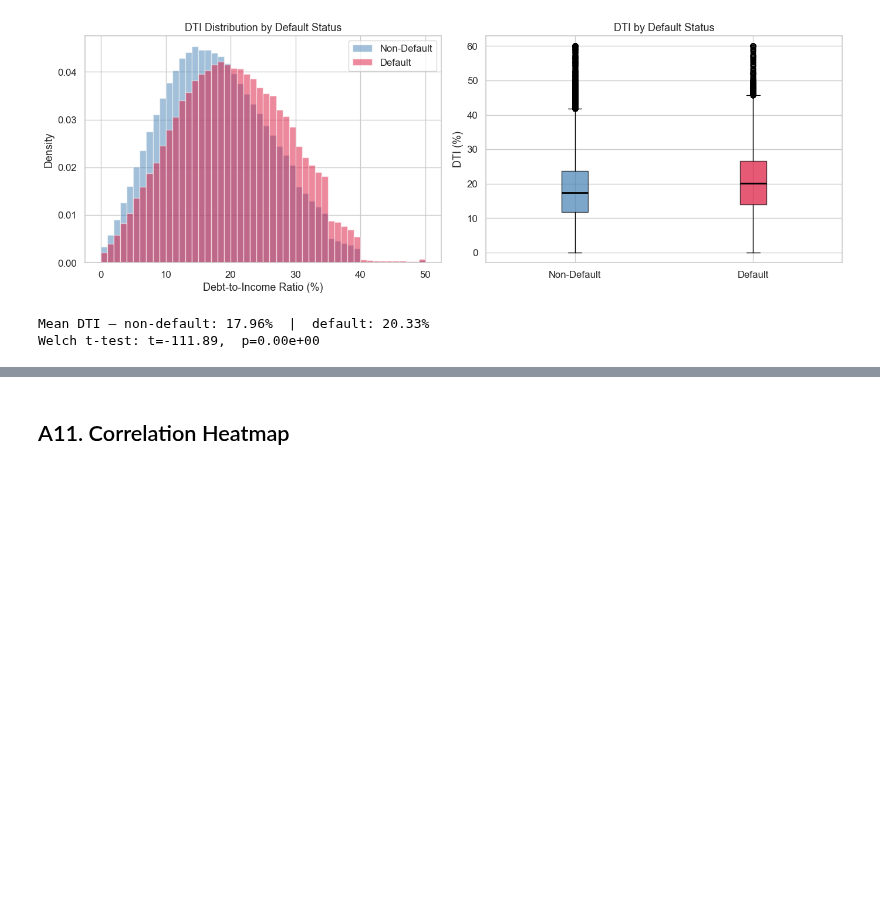
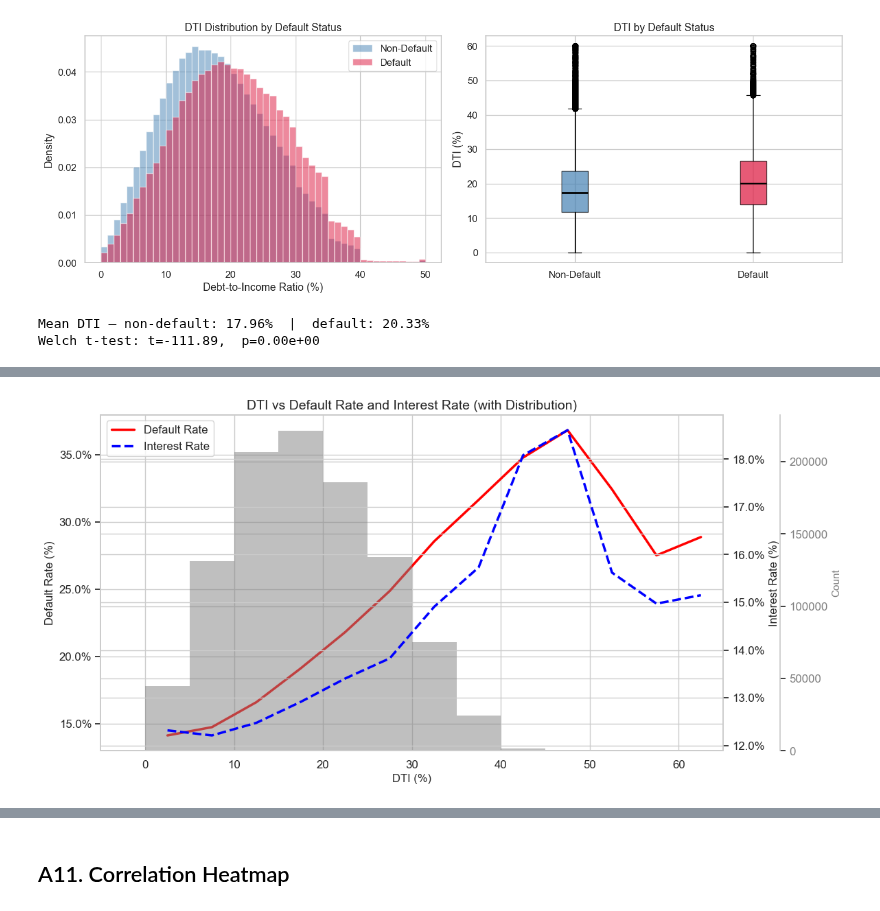
Before and after one commit to SungInCho/credit-risk-causal-analysis, a Jupyter notebook: notebooks/02_eda_and_features.ipynb, the cells around one changed output, grey strips where cells are left out. Cells and saved outputs as stored; diff of their text form; code cells hidden in the pictures; blank space fills up the shorter version.

```diff
--- a/notebooks/02_eda_and_features.ipynb
+++ b/notebooks/02_eda_and_features.ipynb
@@ -364 +437,87 @@ Welch t-test: t=-111.89,  p=0.00e+00
+# %%
+dti_min = int(np.floor(df['dti'].clip(0, 60).min() / 5) * 5)
+dti_max = int(np.ceil(df['dti'].clip(0, 60).max() / 5) * 5) + 5
+dti_bins = np.arange(dti_min, dti_max + 1, 5)
+
+df_plot = df.copy()
+df_plot['dti_bin'] = pd.cut(df_plot['dti'].clip(0, 60), bins=dti_bins, right=False)
+
+# bin midpoint
+df_plot['dti_bin_mid'] = df_plot['dti_bin'].apply(
+    lambda x: x.left + 2.5 if pd.notnull(x) else np.nan
+)
+
+# -----------------------------
+# 2) 집계
+# -----------------------------
+dti_stats = (
+    df_plot.groupby('dti_bin_mid')
+    .agg(
+        n=('default', 'count'),
+        default_rate=('default', 'mean'),
+        int_rate=('int_rate', 'mean')
+    )
+    .reset_index()
+)
+
+fig, ax1 = plt.subplots(figsize=(12, 6))
+
+# ===== Histogram (background) =====
+ax3 = ax1.twinx()
+
+ax3.hist(
+    df_plot['dti'].clip(0, 60),
+    bins=dti_bins,
+    color='gray',
+    alpha=0.5,
+    edgecolor='none'
+)
+
+ax3.set_ylabel('Count', fontsize=11, color='gray')
+ax3.tick_params(axis='y', labelcolor='gray')
+
+ax3.spines['right'].set_position(('outward', 60))
+
+line1 = ax1.plot(
+    dti_stats['dti_bin_mid'],
+    dti_stats['default_rate'] * 100,
+    linewidth=2.5,
+    color='red',
+    label='Default Rate'
+)
+
+ax1.set_xlabel('DTI (%)', fontsize=12)
+ax1.set_ylabel('Default Rate (%)', fontsize=12)
+ax1.yaxis.set_major_formatter(mtick.PercentFormatter())
+ax1.grid(True)
+
+ax2 = ax1.twinx()
+
+line2 = ax2.plot(
+    dti_stats['dti_bin_mid'],
+    dti_stats['int_rate'],
+    linewidth=2.5,
+    linestyle='--',
+    color='blue',
+    label='Interest Rate'
+)
+
+ax2.set_ylabel('Interest Rate (%)', fontsize=12)
+ax2.yaxis.set_major_formatter(mtick.PercentFormatter())
+
+ax1.set_xlim(-5, 65)
+ax1.set_xticks(np.arange(0, 61, 10))
+
+lines = line1 + line2
+labels = [l.get_label() for l in lines]
+ax1.legend(lines, labels, loc='upper left')
+
+
+plt.title('DTI vs Default Rate and Interest Rate (with Distribution)', fontsize=14)
+plt.tight_layout()
+
+plt.savefig(f'{FIGURE_DIR}/fig08_dti_overlay.png', dpi=150, bbox_inches='tight')
+plt.show()
+# %% [output]
+[figure, added]
 # %% [markdown]
```
Also changed, not shown: parts of 28 cells of this notebook, 16 other files.
